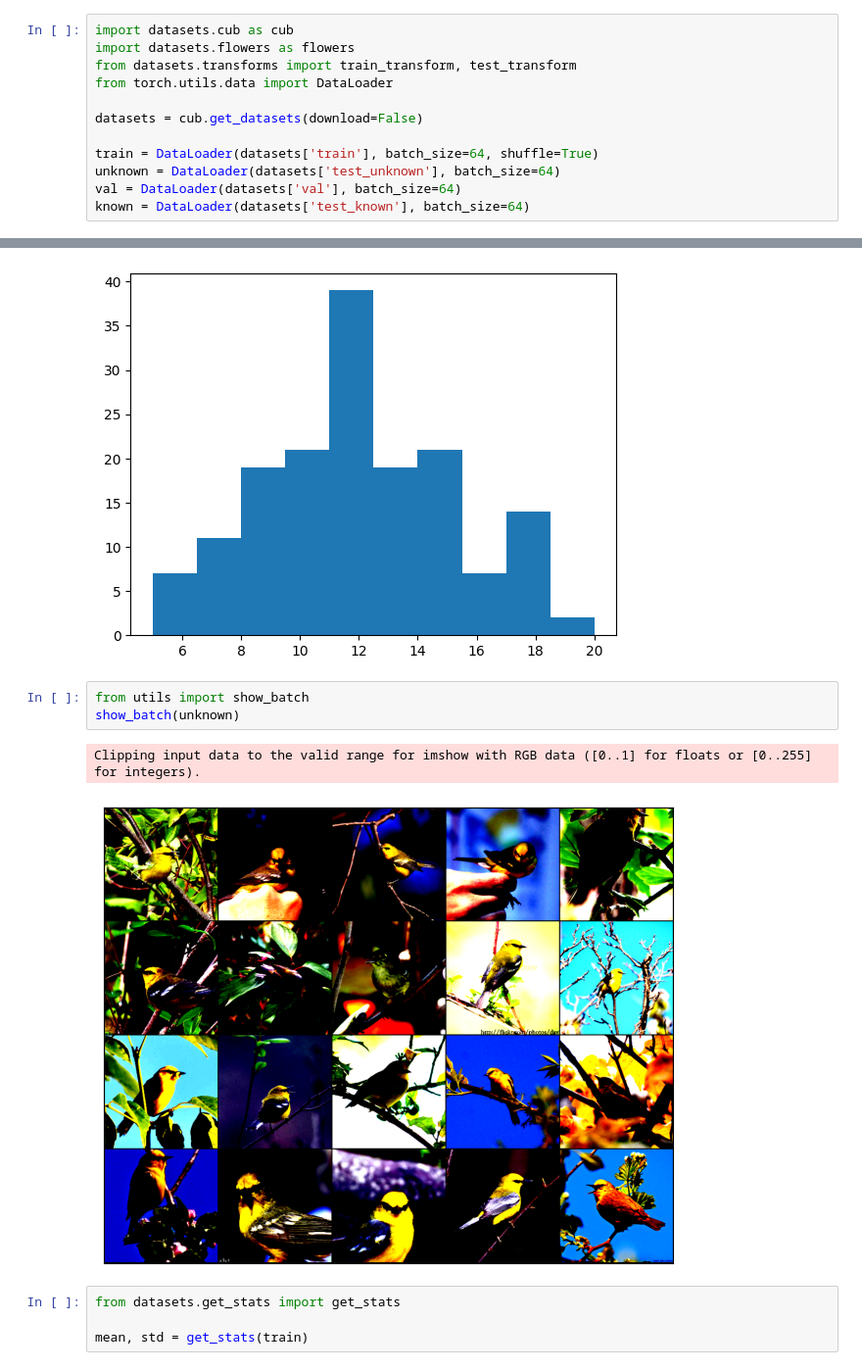
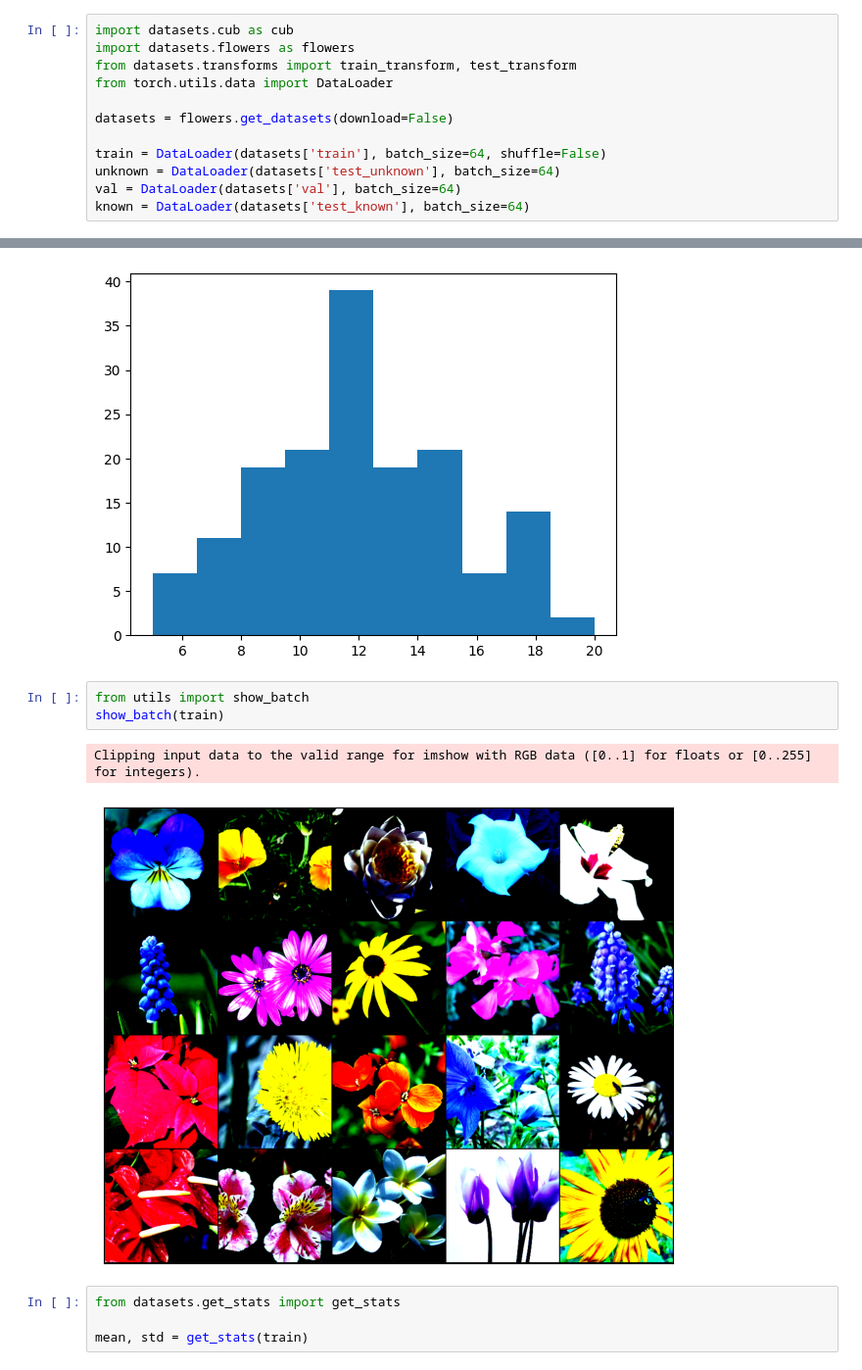
Before and after one commit to b-auricchio/wildlife_indent_cnn, a Jupyter notebook: notebook.ipynb, the cells around one changed output, grey strips where cells are left out. Shown at 98% size. Cells and saved outputs as stored; diff of their text form.

```diff
--- a/notebook.ipynb
+++ b/notebook.ipynb
@@ -12,9 +12,9 @@ import datasets.flowers as flowers
 from datasets.transforms import train_transform, test_transform
 from torch.utils.data import DataLoader
 
-datasets = cub.get_datasets(download=False)
+datasets = flowers.get_datasets(download=False)
 
-train = DataLoader(datasets['train'], batch_size=64, shuffle=True)
+train = DataLoader(datasets['train'], batch_size=64, shuffle=False)
 unknown = DataLoader(datasets['test_unknown'], batch_size=64)
 val = DataLoader(datasets['val'], batch_size=64)
 known = DataLoader(datasets['test_known'], batch_size=64)
@@ -40,10 +40,10 @@ plt.hist(class_dict.values())
 [figure]
 # %%
 from utils import show_batch
-show_batch(unknown)
+show_batch(train)
 # %% [output]
 Clipping input data to the valid range for imshow with RGB data ([0..1] for floats or [0..255] for integers).
-[figure, old version]
+[figure, new version]
 # %%
 from datasets.get_stats import get_stats
 
```
Also changed, not shown: parts of 1 cell of this notebook, 3 other files.
